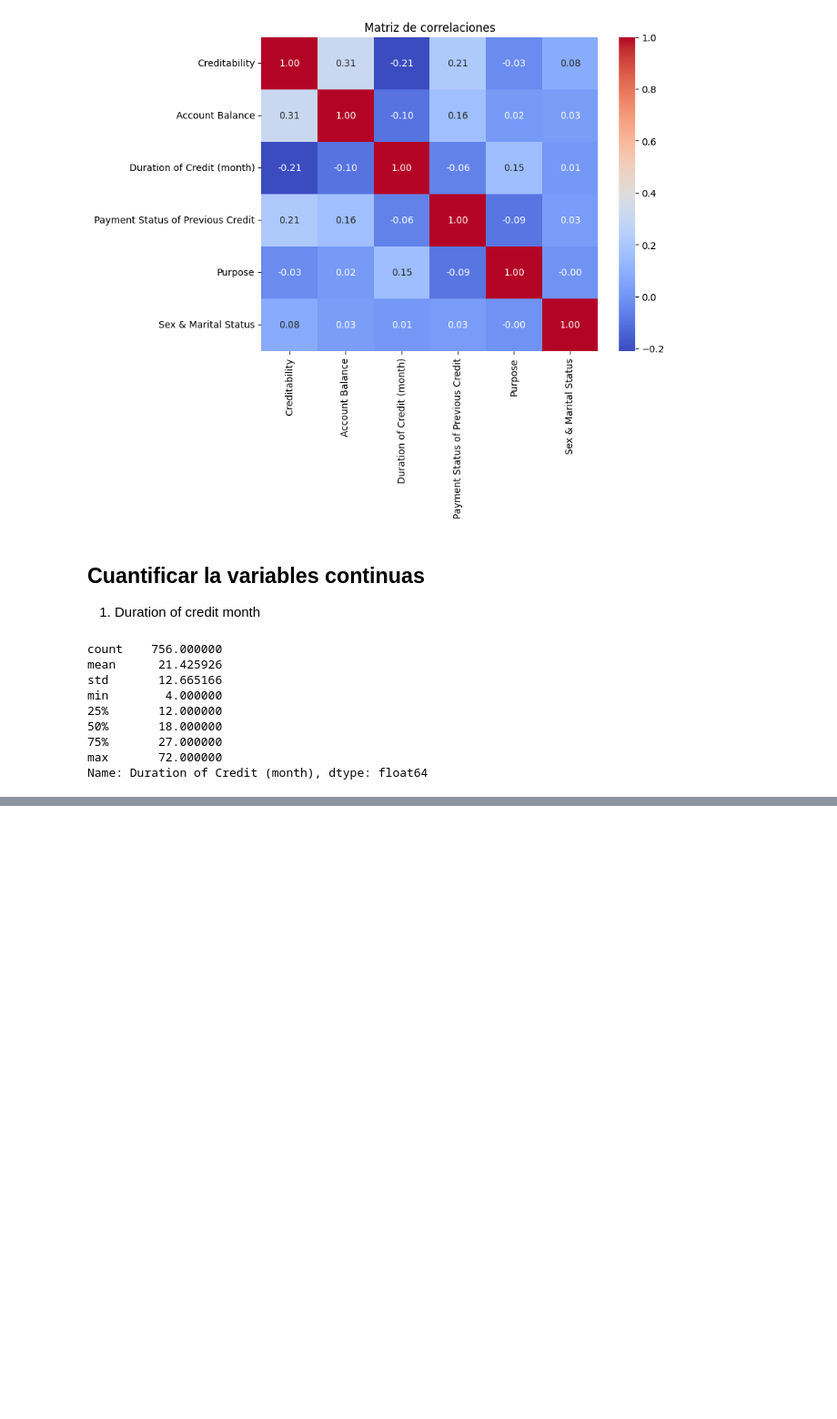
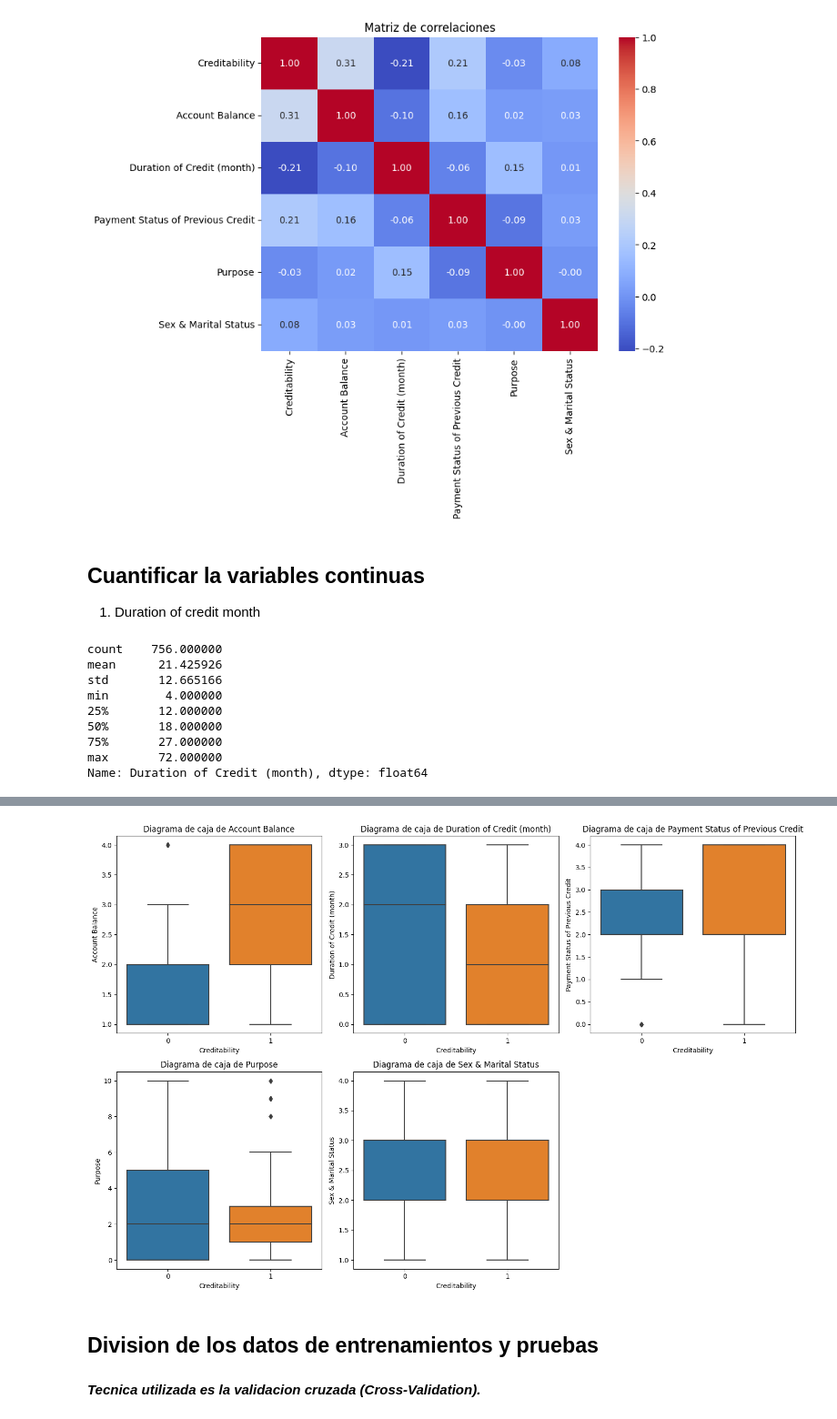
Before and after one commit to UnahurAprendizajeAutomatico/Tp2_arboles, a Jupyter notebook: notebooks/arboles_desiciones.ipynb, the cells around one changed output, grey strips where cells are left out. Shown at 91% size. Drawn from its saved outputs; the diff is of its cells as text; code cells hidden in the pictures; blank space fills up the shorter version.

Commit message:
Primera division de los datos

```diff
--- a/notebooks/arboles_desiciones.ipynb
+++ b/notebooks/arboles_desiciones.ipynb
@@ -188,0 +202,17 @@ prestamos = cuantificar_variable(prestamos, 'Duration of Credit (month)',num_gru
+# %%
+# Creamos la figura
+plt.figure(figsize=(15,10))
+
+# Iteramos sobres la categorias elegidas y creamos un diagrama para cada una
+for i, variable in enumerate(categorias_elegidas,1):
+    plt.subplot(2,3,i) # Crea una cuadricula de 2x3
+    sns.boxplot(data=prestamos, y=variable, x='Creditability')
+    plt.title(f'Diagrama de caja de {variable}')
+# Ajustar los graficos
+plt.tight_layout()
+plt.show()
+# %% [output]
+[figure, added]
+# %% [markdown]
+## Division de los datos de entrenamientos y pruebas
+#### ___Tecnica utilizada es la validacion cruzada (Cross-Validation).___
```
Also changed, not shown: parts of 3 cells of this notebook.
